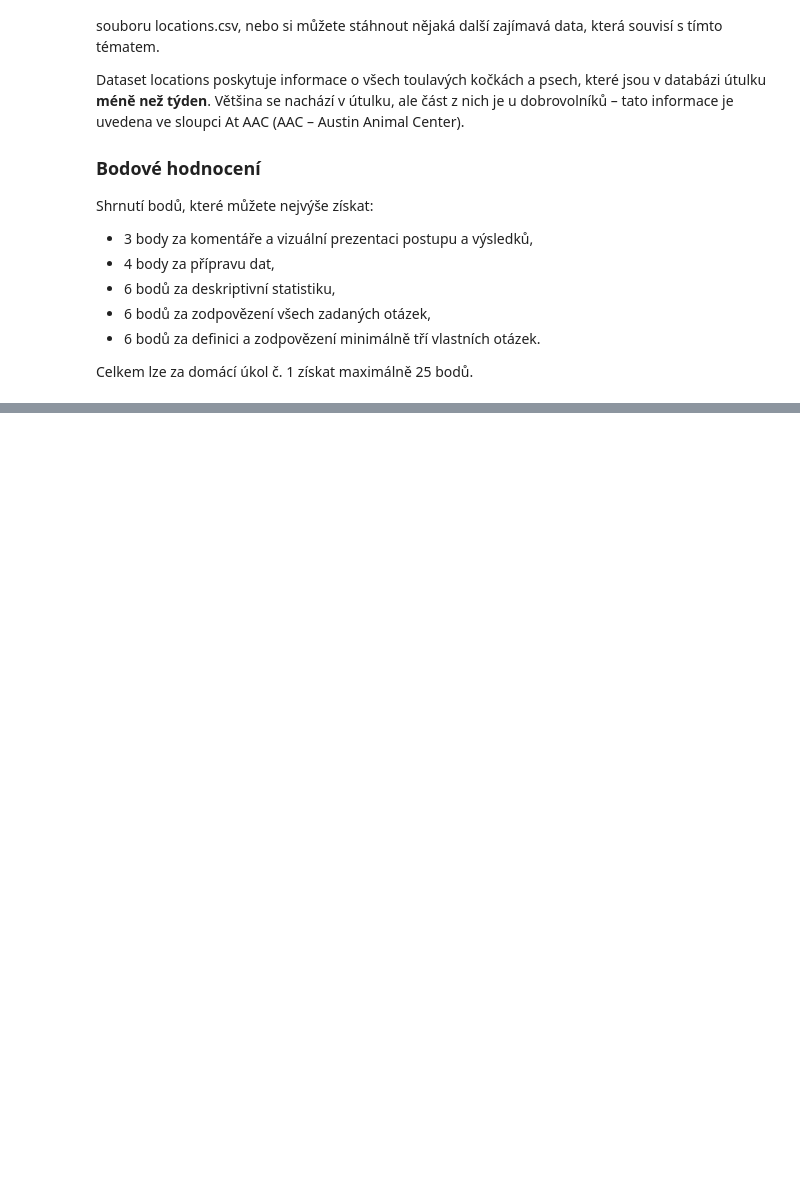
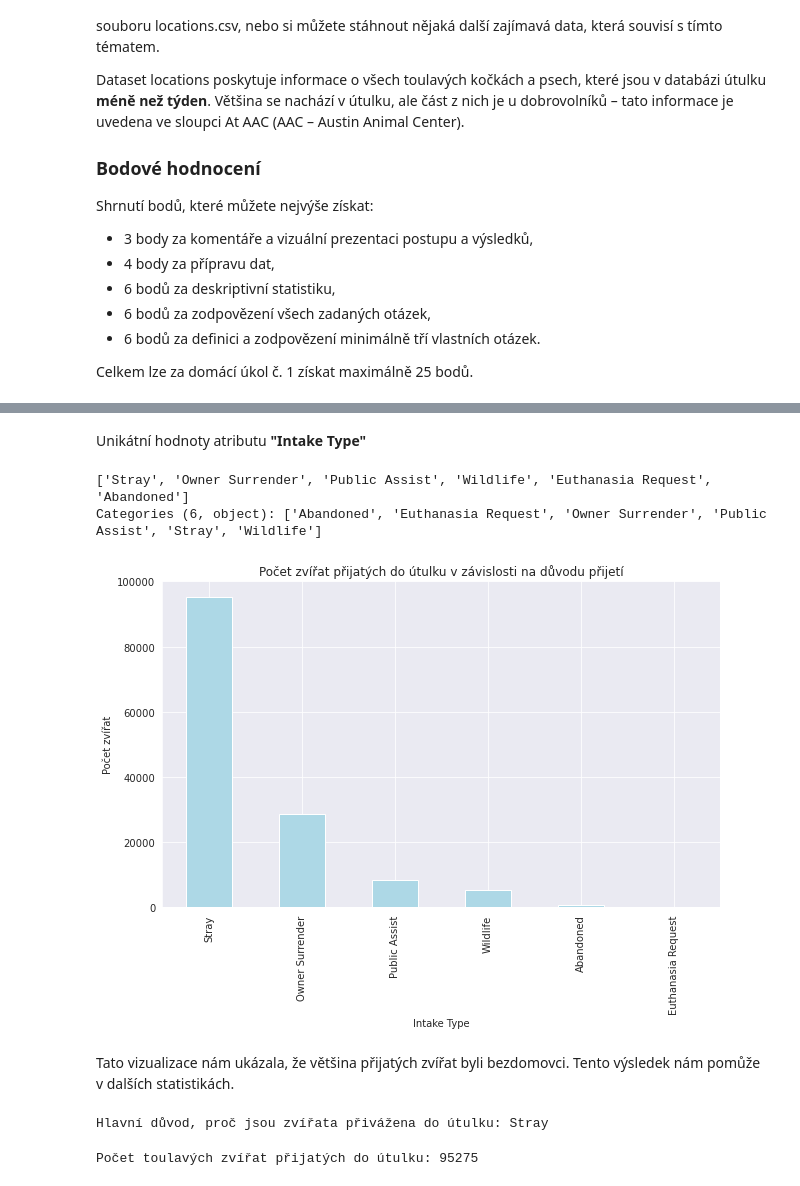
Before and after one commit to daKostych/BI-VIZ-2023, a Jupyter notebook: 01/assignment01.ipynb, the cells around one changed output, grey strips where cells are left out. Cells and saved outputs as stored; diff of their text form; code cells hidden in the pictures; blank space fills up the shorter version.

```diff
--- a/01/assignment01.ipynb
+++ b/01/assignment01.ipynb
@@ -61,0 +565,30 @@ Celkem lze za domácí úkol č. 1 získat maximálně 25 bodů.
+# %% [markdown]
+Unikátní hodnoty atributu **"Intake Type"**
+# %%
+intakes["Intake Type"].unique()
+# %% [output]
+['Stray', 'Owner Surrender', 'Public Assist', 'Wildlife', 'Euthanasia Request', 'Abandoned']
+Categories (6, object): ['Abandoned', 'Euthanasia Request', 'Owner Surrender', 'Public Assist', 'Stray', 'Wildlife']
+# %%
+counts_by_day = intakes['Intake Type'].value_counts()
+
+plt.figure(figsize=(10, 6))
+counts_by_day.plot(kind='bar', color='lightblue')
+plt.xlabel('Intake Type')
+plt.ylabel('Počet zvířat')
+plt.title('Počet zvířat přijatých do útulku v závislosti na důvodu přijetí')
+plt.show()
+# %% [output]
+[figure, added]
+# %% [markdown]
+Tato vizualizace nám ukázala, že většina přijatých zvířat byli bezdomovci. Tento výsledek nám pomůže v dalších statistikách.
+# %%
+intake_type = intakes["Intake Type"].value_counts().idxmax()
+print(f'Hlavní důvod, proč jsou zvířata přivážena do útulku: {intake_type}')
+# %% [output]
+Hlavní důvod, proč jsou zvířata přivážena do útulku: Stray
+# %%
+count = (intakes["Intake Type"] == "Stray").sum()
+print(f'Počet toulavých zvířat přijatých do útulku: {count}')
+# %% [output]
+Počet toulavých zvířat přijatých do útulku: 95275
```
Also changed, not shown: parts of 73 cells of this notebook.
